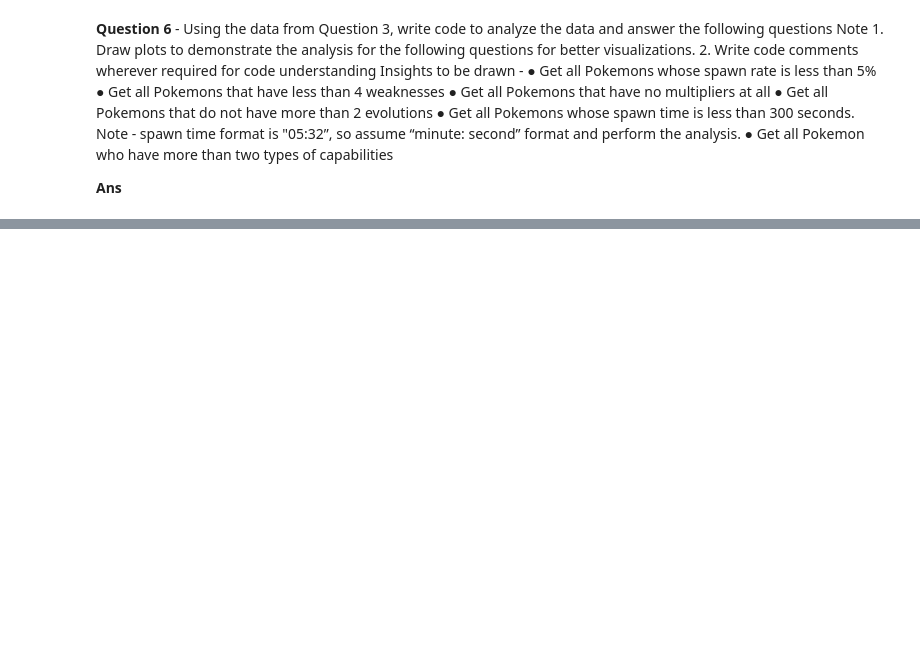
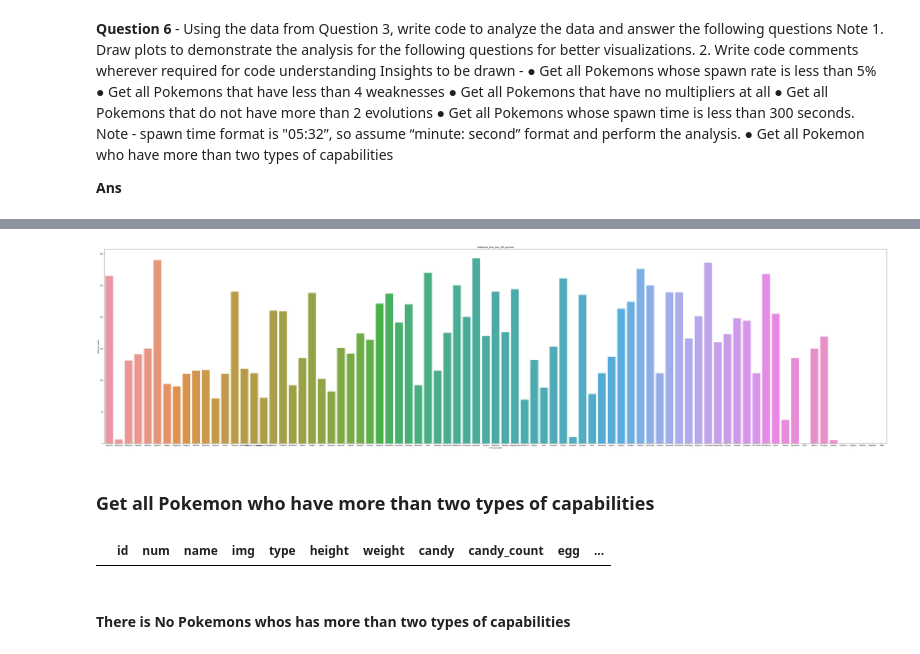
Before and after one commit to miqbal303/DataScience_Mendatory_Assignment, a Jupyter notebook: Python/Problem3&6.ipynb, the cells around one changed output, grey strips where cells are left out. Cells and saved outputs as stored; diff of their text form; code cells hidden in the pictures; blank space fills up the shorter version.

```diff
--- a/Python/Problem3&6.ipynb
+++ b/Python/Problem3&6.ipynb
@@ -152,0 +303,12 @@ df.head()
+# %%
+df['total_seconds'] = (
+    df['spawn_time']
+    .fillna('00:00:00')  # Replace missing values with '00:00:00'
+    .astype(str)  # Convert values to strings
+    .str.split(':')
+    .apply(lambda x: int(x[0]) * 60 + int(x[1]))
+    )
+# %%
+Pokemons_time_less_300_seconds=df[df['total_seconds'] < 300]
+Pokemons_time_less_300_seconds = Pokemons_time_less_300_seconds[['name','total_seconds']]
+Pokemons_time_less_300_seconds
@@ -152,0 +329,23 @@ df.head()
+# %%
+# Create a barplot
+plt.figure(figsize=(80, 20))
+sns.barplot(x='name',y='total_seconds' ,data=Pokemons_time_less_300_seconds)
+
+# Customize the plot
+plt.title('Pokemons_time_less_300_seconds')
+plt.xlabel('Pokemon_Name')
+plt.ylabel('Time_Seconds')
+
+# Display the plot
+plt.show()
+# %% [output]
+[figure, added]
+# %% [markdown]
+### Get all Pokemon who have more than two types of capabilities
+# %%
+# Split the 'Type' column into separate types
+df[df['type'].str.count(',') > 1]
+# %% [output]
+|  | id | num | name | img | type | height | weight | candy | candy_count | egg | ... |
+# %% [markdown]
+#### There is No Pokemons whos has more than two types of capabilities
```
Also changed, not shown: parts of 15 cells of this notebook, 22 other files.
